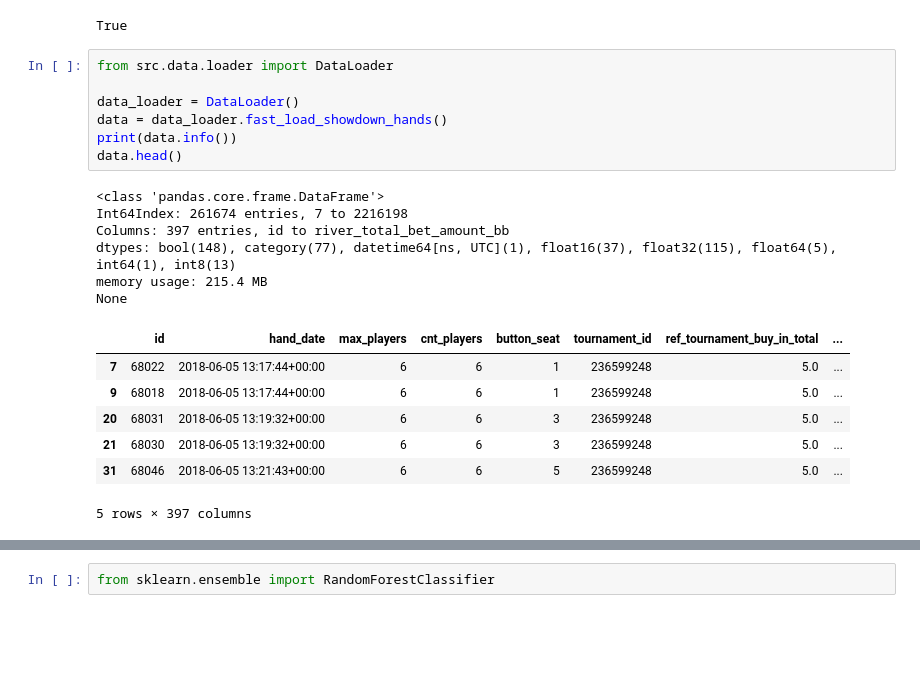
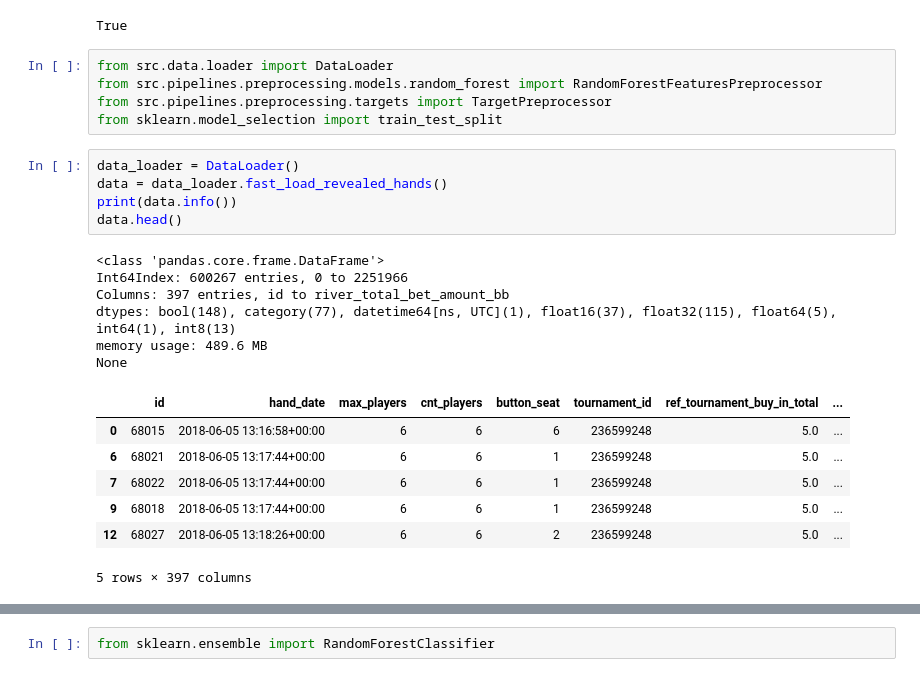
Before and after one commit to Manggy94/PokerDataAnalytics, a Jupyter notebook: notebooks/classification/hands/random_forest.ipynb, the cells around one changed output, grey strips where cells are left out. Cells and saved outputs as stored; diff of their text form; blank space fills up the shorter version.

```diff
--- a/notebooks/classification/hands/random_forest.ipynb
+++ b/notebooks/classification/hands/random_forest.ipynb
@@ -5,23 +5,26 @@ load_dotenv()
 True
 # %%
 from src.data.loader import DataLoader
-
-data_loader = DataLoader()
-data = data_loader.fast_load_showdown_hands()
-print(data.info())
-data.head()
+from src.pipelines.preprocessing.models.random_forest import RandomForestFeaturesPreprocessor
+from src.pipelines.preprocessing.targets import TargetPreprocessor
+from sklearn.model_selection import train_test_split
-# %% [output]
-<class 'pandas.core.frame.DataFrame'>
-Int64Index: 261674 entries, 7 to 2216198
-Columns: 397 entries, id to river_total_bet_amount_bb
-dtypes: bool(148), category(77), datetime64[ns, UTC](1), float16(37), float32(115), float64(5), int64(1), int8(13)
-memory usage: 215.4 MB
-None
-|  | id | hand_date | max_players | cnt_players | button_seat | tournament_id | ref_tournament_buy_in_total | ... |
-| 7 | 68022 | 2018-06-05 13:17:44+00:00 | 6 | 6 | 1 | 236599248 | 5.0 | ... |
-| 9 | 68018 | 2018-06-05 13:17:44+00:00 | 6 | 6 | 1 | 236599248 | 5.0 | ... |
-| 20 | 68031 | 2018-06-05 13:19:32+00:00 | 6 | 6 | 3 | 236599248 | 5.0 | ... |
-| 21 | 68030 | 2018-06-05 13:19:32+00:00 | 6 | 6 | 3 | 236599248 | 5.0 | ... |
-| 31 | 68046 | 2018-06-05 13:21:43+00:00 | 6 | 6 | 5 | 236599248 | 5.0 | ... |
-5 rows × 397 columns
+# %%
+data_loader = DataLoader()
+data = data_loader.fast_load_revealed_hands()
+print(data.info())
+data.head()
+# %% [output]
+<class 'pandas.core.frame.DataFrame'>
+Int64Index: 600267 entries, 0 to 2251966
+Columns: 397 entries, id to river_total_bet_amount_bb
+dtypes: bool(148), category(77), datetime64[ns, UTC](1), float16(37), float32(115), float64(5), int64(1), int8(13)
+memory usage: 489.6 MB
+None
+|  | id | hand_date | max_players | cnt_players | button_seat | tournament_id | ref_tournament_buy_in_total | ... |
+| 0 | 68015 | 2018-06-05 13:16:58+00:00 | 6 | 6 | 6 | 236599248 | 5.0 | ... |
+| 6 | 68021 | 2018-06-05 13:17:44+00:00 | 6 | 6 | 1 | 236599248 | 5.0 | ... |
+| 7 | 68022 | 2018-06-05 13:17:44+00:00 | 6 | 6 | 1 | 236599248 | 5.0 | ... |
+| 9 | 68018 | 2018-06-05 13:17:44+00:00 | 6 | 6 | 1 | 236599248 | 5.0 | ... |
+| 12 | 68027 | 2018-06-05 13:18:26+00:00 | 6 | 6 | 2 | 236599248 | 5.0 | ... |
+5 rows × 397 columns
 # %%
```
Also changed, not shown: parts of 11 cells of this notebook, 30 other files.
